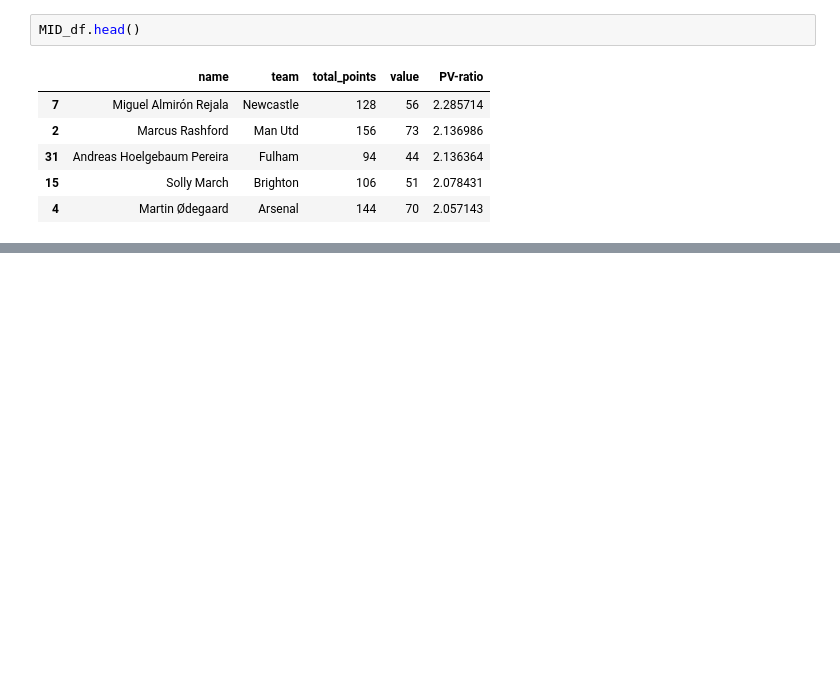
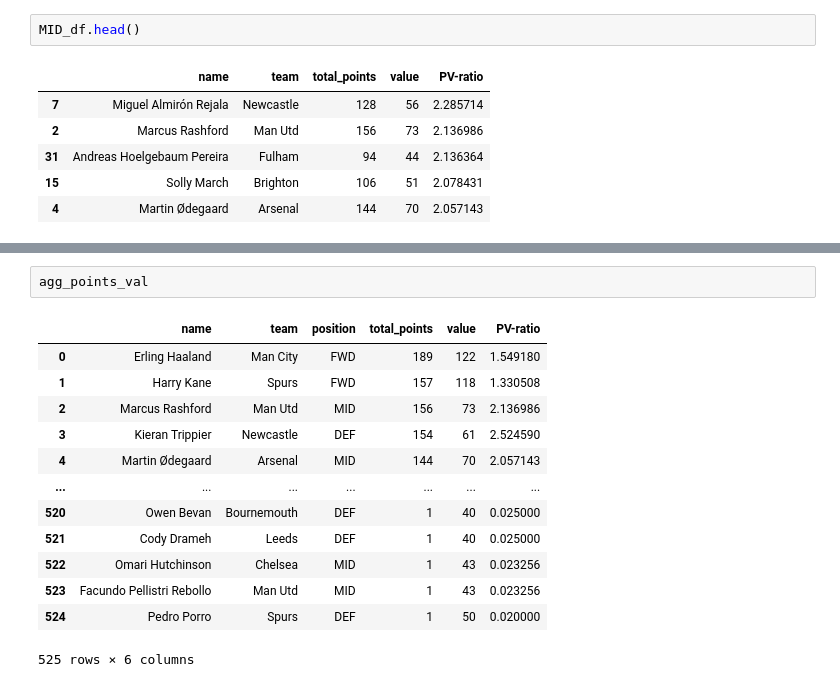
Before and after one commit to farhank-0/Fantasy-Premier-League-Optimization, a Jupyter notebook: Untitled.ipynb, the cells around one changed output, grey strips where cells are left out. Saved outputs shown, nothing was run; the diff lists cells and outputs as text; blank space fills up the shorter version.

```diff
--- a/Untitled.ipynb
+++ b/Untitled.ipynb
@@ -296,0 +279,16 @@ GK_df.head()
+# %%
+agg_points_val
+# %% [output]
+|  | name | team | position | total_points | value | PV-ratio |
+| 0 | Erling Haaland | Man City | FWD | 189 | 122 | 1.549180 |
+| 1 | Harry Kane | Spurs | FWD | 157 | 118 | 1.330508 |
+| 2 | Marcus Rashford | Man Utd | MID | 156 | 73 | 2.136986 |
+| 3 | Kieran Trippier | Newcastle | DEF | 154 | 61 | 2.524590 |
+| 4 | Martin Ødegaard | Arsenal | MID | 144 | 70 | 2.057143 |
+| ... | ... | ... | ... | ... | ... | ... |
+| 520 | Owen Bevan | Bournemouth | DEF | 1 | 40 | 0.025000 |
+| 521 | Cody Drameh | Leeds | DEF | 1 | 40 | 0.025000 |
+| 522 | Omari Hutchinson | Chelsea | MID | 1 | 43 | 0.023256 |
+| 523 | Facundo Pellistri Rebollo | Man Utd | MID | 1 | 43 | 0.023256 |
+| 524 | Pedro Porro | Spurs | DEF | 1 | 50 | 0.020000 |
+525 rows × 6 columns
```
Also changed, not shown: parts of 17 cells of this notebook.
